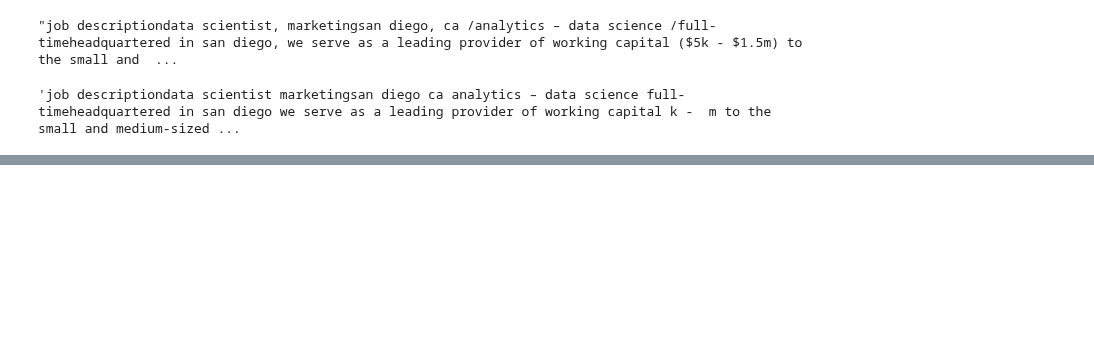
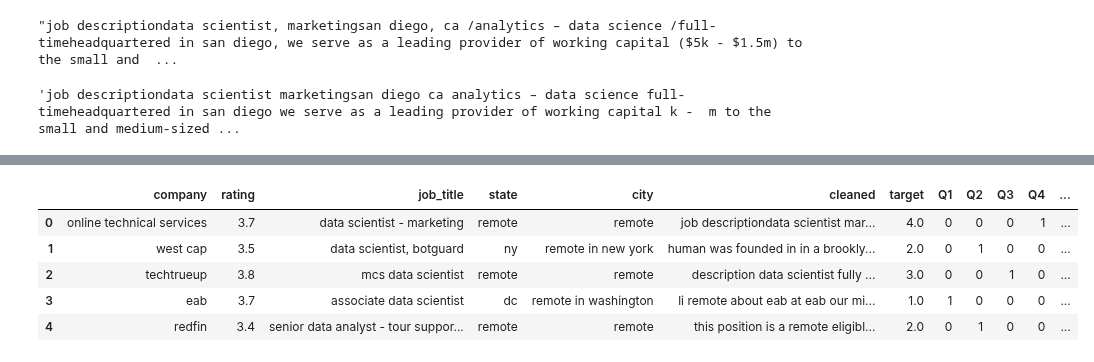
Before and after one commit to 333Kenji/indeedjobscraper, a Jupyter notebook: docs/3_NLP_and_ML_Pipeline.ipynb, the cells around one changed output, grey strips where cells are left out. Cells and saved outputs as stored; diff of their text form; code cells hidden in the pictures; blank space fills up the shorter version.

```diff
--- a/docs/3_NLP_and_ML_Pipeline.ipynb
+++ b/docs/3_NLP_and_ML_Pipeline.ipynb
@@ -61,0 +86,17 @@ data.cleaned[3]
+# %%
+data = data[['company','rating','job_title','state','city','cleaned','target']]
+# %%
+ohe = OneHotEncoder(sparse=False, dtype='int')
+targets = ohe.fit_transform(pd.DataFrame(data.target))
+# %%
+targets = pd.DataFrame(targets,columns=['Q1','Q2','Q3','Q4','unk'])
+# %%
+data = data.join(targets)
+data.head()
+# %% [output]
+|  | company | rating | job_title | state | city | cleaned | target | Q1 | Q2 | Q3 | Q4 | ... |
+| 0 | online technical services | 3.7 | data scientist - marketing | remote | remote | job descriptiondata scientist mar... | 4.0 | 0 | 0 | 0 | 1 | ... |
+| 1 | west cap | 3.5 | data scientist, botguard | ny | remote in new york | human was founded in in a brookly... | 2.0 | 0 | 1 | 0 | 0 | ... |
+| 2 | techtrueup | 3.8 | mcs data scientist | remote | remote | description data scientist fully ... | 3.0 | 0 | 0 | 1 | 0 | ... |
+| 3 | eab | 3.7 | associate data scientist | dc | remote in washington | li remote about eab at eab our mi... | 1.0 | 1 | 0 | 0 | 0 | ... |
+| 4 | redfin | 3.4 | senior data analyst - tour suppor... | remote | remote | this position is a remote eligibl... | 2.0 | 0 | 1 | 0 | 0 | ... |
```
Also changed, not shown: parts of 44 cells of this notebook.
